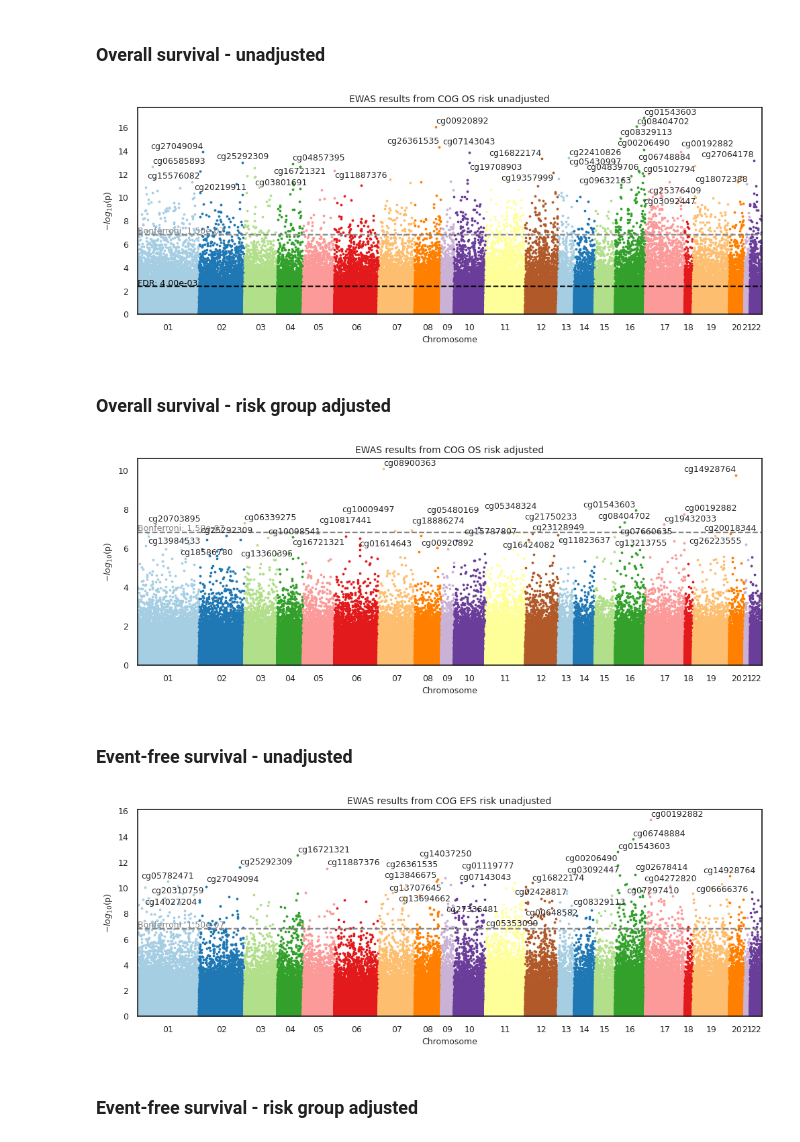
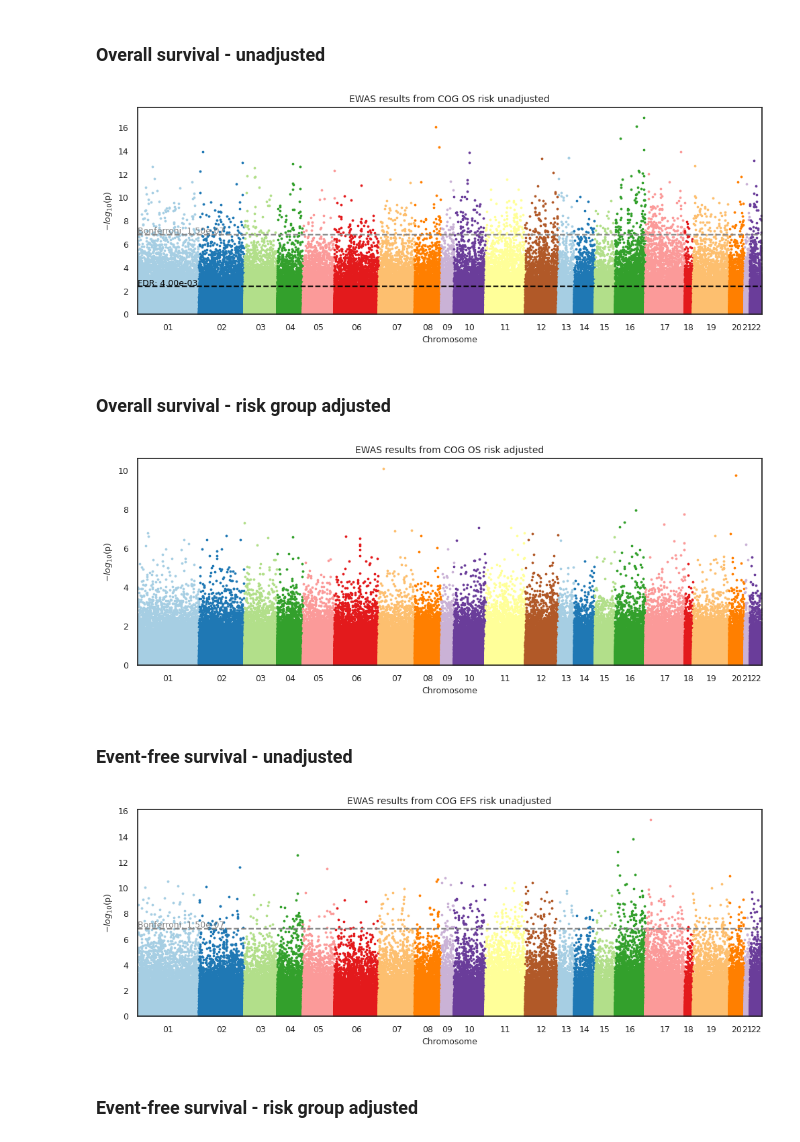
Before and after one commit to f-marchi/ALMA, a Jupyter notebook: 2_Univariate_CoxPH-EWAS_v3.ipynb, the cells around one changed output. Cells and saved outputs as stored; diff of their text form; code cells hidden in the pictures.

Commit message:
update manhattan plot

```diff
--- a/2_Univariate_CoxPH-EWAS_v3.ipynb
+++ b/2_Univariate_CoxPH-EWAS_v3.ipynb
@@ -251,12 +251,12 @@ manhattan_plot(stats_results=ewas_os_cog_unadjusted,
                         array_type='450k',
                         explore=True,
                         border = True,
-                        label_sig_probes=True,
+                        label_sig_probes=False,
                         fwer=0.05,
                         cohorts= " COG OS risk unadjusted",
                         filename='../Figures/Manhattan_Plots/ewas_os_unadjusted')
 # %% [output]
-[figure, old version]
+[figure, new version]
 # %% [markdown]
 ### Overall survival - risk group adjusted
 # %%
@@ -268,37 +268,37 @@ def impute_by_mean(df):
 
 covar_os = round(impute_by_mean(df3[['os.evnt','os.time','Risk_Group_Bin']]),3)
 
 # ewas_os_cog_adjusted = diff_meth_pos_custom(meth_data = df_batchcorrected,
 #                                     duration = covar_os['os.time'],
 #                                     event_observed = covar_os['os.evnt'],
 #                                     pheno_data = covar_os['os.time'], # not used
 #                                     covariates = covar_os['Risk_Group_Bin'],
 #                                     regression_method = "coxph",
 #                                     export = 'pkl',
 #                                     verbose = False,
 #                                     filename=output_path + 'ewas_dmr/ewas_cog_os_batch_corrected_risk_adjusted')
 
 ewas_os_cog_adjusted = pd.read_pickle(output_path + 'ewas_dmr/ewas_cog_os_batch_corrected_risk_adjusted.pkl')
 
 manhattan_plot(stats_results=ewas_os_cog_adjusted,
                         palette='Paired',
                         save=False,
-                        suggestive=False,
+                        suggestive=True,
                         significant= False,
                         width=12,
                         height=4,
                         statsmode=False,
-                        bonferroni=True,
+                        bonferroni=False,
                         fontsize=9,
                         array_type='450k',
                         explore=False,
                         border = True,
-                        label_sig_probes=True,
+                        label_sig_probes=False,
                         fwer=0.05,
                         cohorts= " COG OS risk adjusted",
                         filename='../Figures/Manhattan_Plots/ewas_os_unadjusted')
 # %% [output]
-[figure, old version]
+[figure, new version]
 # %% [markdown]
 ### Event-free survival - unadjusted
 # %%
@@ -331,12 +331,12 @@ manhattan_plot(stats_results=ewas_efs_cog_unadjusted,
                         array_type='450k',
                         explore=False,
                         border = True,
-                        label_sig_probes=True,
+                        label_sig_probes=False,
                         fwer=0.05,
                         cohorts= " COG EFS risk unadjusted",
                         filename='../Figures/Manhattan_Plots/ewas_efs_unadjusted')
 # %% [output]
-[figure, old version]
+[figure, new version]
 # %% [markdown]
 ### Event-free survival - risk group adjusted
 # %%
```
Also changed, not shown: parts of 1 cell of this notebook, 12 other files.
